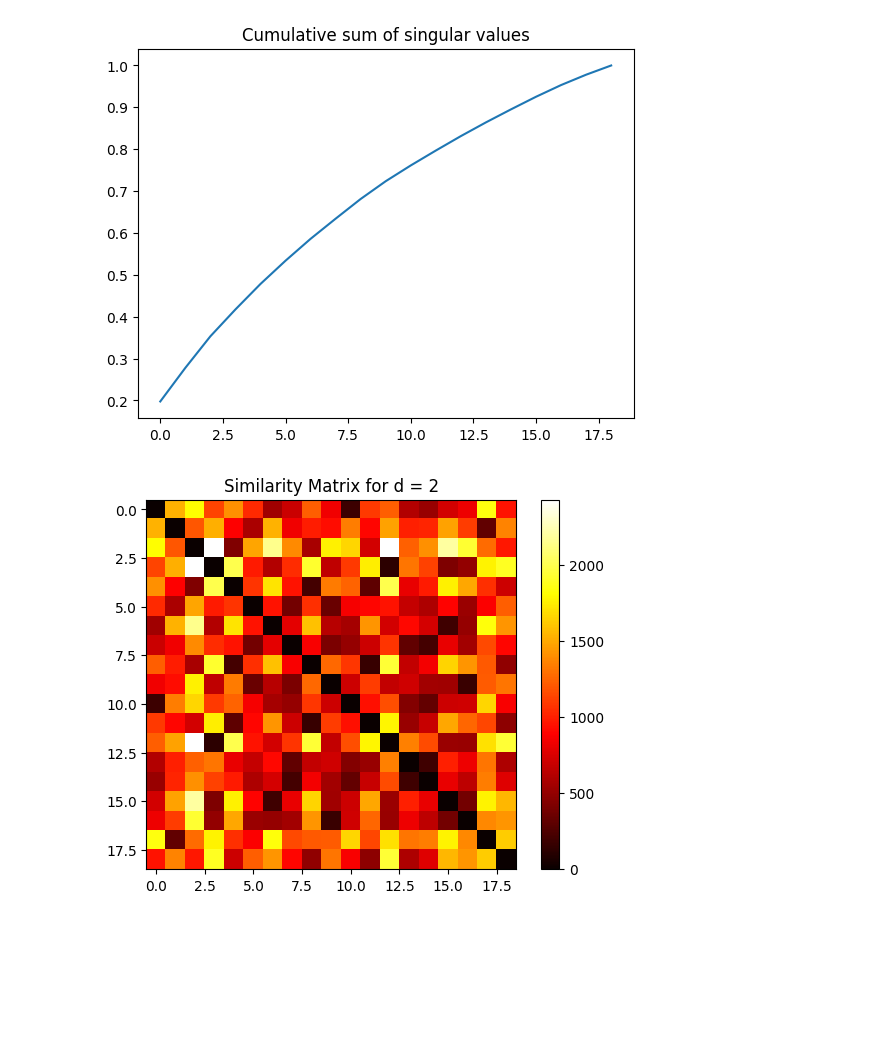
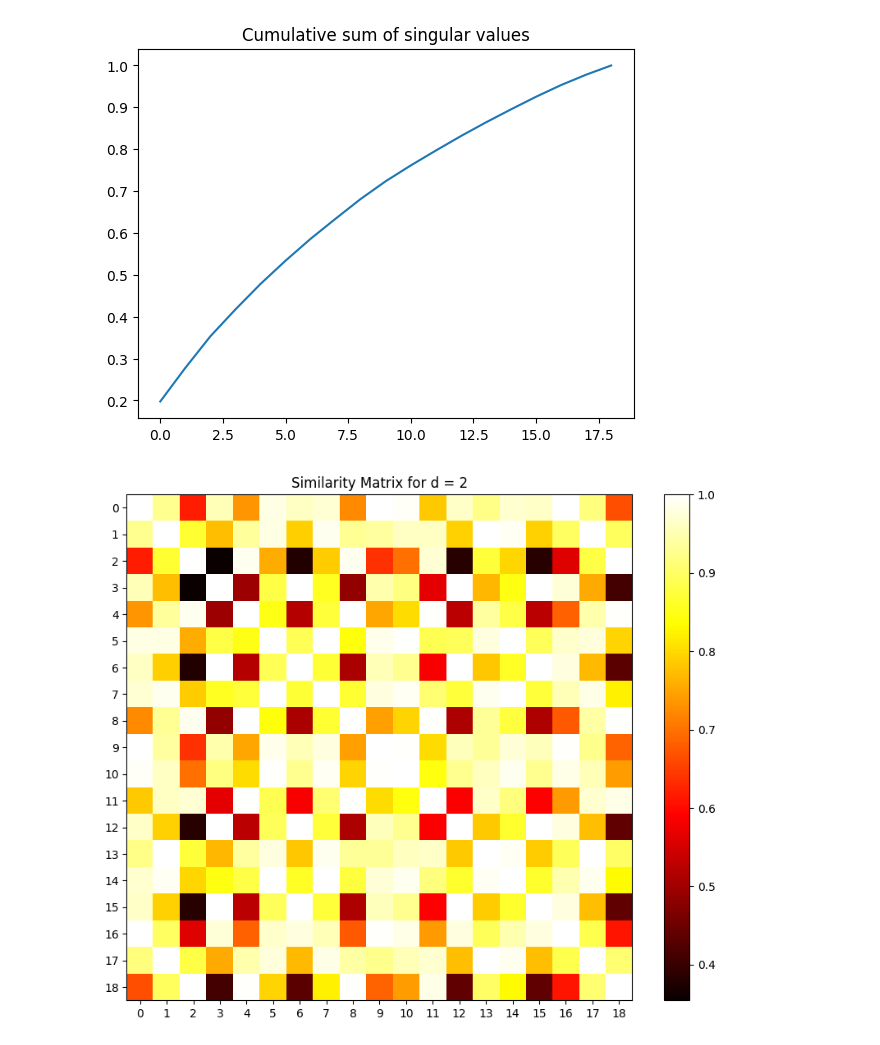
Before and after one commit to alejozeta/MNyO2, a Jupyter notebook: TP3/Ejercicio 2/ejercicio2.ipynb, the cells around one changed output. Drawn from its saved outputs; the diff is of its cells as text; code cells hidden in the pictures; blank space fills up the shorter version.

```diff
--- a/TP3/Ejercicio 2/ejercicio2.ipynb
+++ b/TP3/Ejercicio 2/ejercicio2.ipynb
@@ -2,7 +2,7 @@
 import numpy as np
 import matplotlib.pyplot as plt
 from matplotlib.image import imread
-from scipy.spatial.distance import pdist, squareform
+from sklearn.metrics.pairwise import cosine_similarity
 
 images = ['datasets_imgs/img00.jpeg', 'datasets_imgs/img01.jpeg', 'datasets_imgs/img02.jpeg', 'datasets_imgs/img03.jpeg',
             'datasets_imgs/img04.jpeg', 'datasets_imgs/img05.jpeg', 'datasets_imgs/img06.jpeg', 'datasets_imgs/img07.jpeg',
@@ -36,6 +36,7 @@ for d in compression_values:
     U_d = U[:, :d]
     S_d = np.diag(S[:d])
     Vt_d = Vt[:d, :]
+
     image_approximation = U_d @ S_d @ Vt_d
 
     plt.figure(figsize=(10, 5))
@@ -49,34 +50,35 @@ for d in compression_values:
 # Valores singulares y suma acumulada
 plt.figure(1)
 plt.semilogy(np.diag(np.diag(S)))
 plt.title('Singular values')
 plt.show()
 
 plt.figure(2)
 plt.plot(np.cumsum(np.diag(np.diag(S)))/np.sum(np.diag(np.diag(S))))
 plt.title('Cumulative sum of singular values')
 plt.show()
 
 # Matriz de similaridad
 for d in compression_values:
     U_hat = U[:, :d]
     S_hat = np.diag(S[:d])
     Vt_hat = Vt[:d, :]
 
     image_approximation = U_hat @ S_hat @ Vt_hat
-    distances = pdist(image_approximation, 'euclidean')
-    similarity_matrix = squareform(distances)
+    similarity_matrix = cosine_similarity(image_approximation)
 
-    plt.figure()
+    plt.figure(figsize=(10, 8))
     plt.imshow(similarity_matrix, cmap='hot', interpolation='nearest')
     plt.colorbar()
+    plt.xticks(np.arange(similarity_matrix.shape[1]))
+    plt.yticks(np.arange(similarity_matrix.shape[0]))
     plt.title(f'Similarity Matrix for d = {d}')
     plt.show()
 # %% [output]
 [figure]
 [figure]
 [figure]
 [figure]
 [figure]
 [figure]
-[figure, old version]
+[figure, new version]
```
Also changed, not shown: parts of 2 cells of this notebook.
